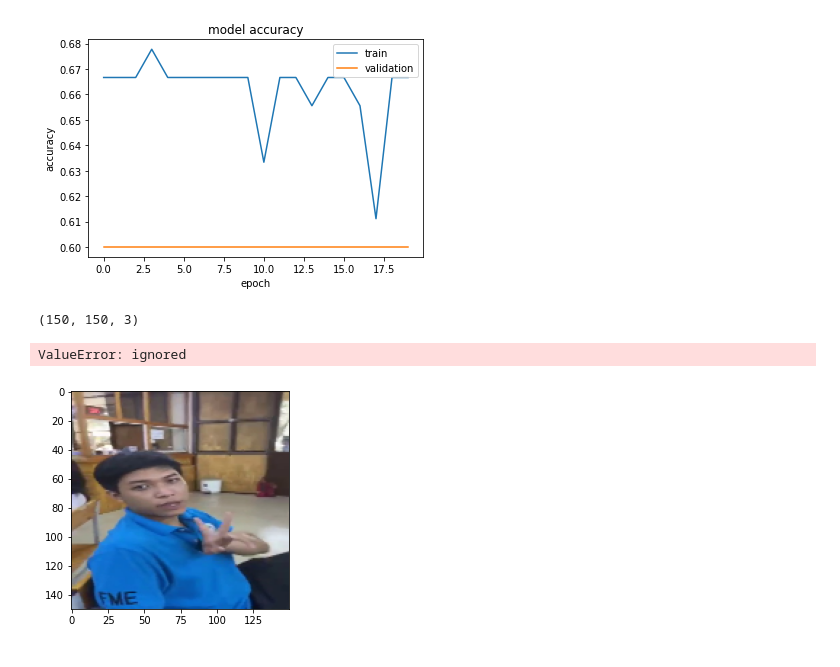
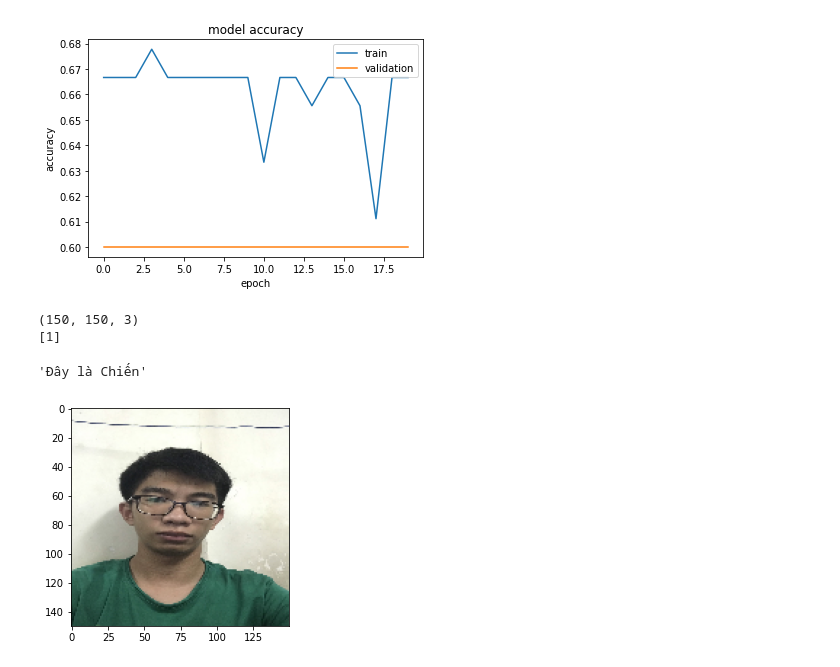
Before and after one commit to QuangLe102/AI, a Jupyter notebook: Nhandienkhuonmat_CNN.ipynb, the cells around one changed output. Drawn from its saved outputs; the diff is of its cells as text; code cells hidden in the pictures.

```diff
--- a/Nhandienkhuonmat_CNN.ipynb
+++ b/Nhandienkhuonmat_CNN.ipynb
@@ -133,17 +133,18 @@ plt.show()
 # %% [output]
 [figure]
 # %%
-test = 1
-plt.imshow(cv2.cvtColor(x_pre1[test], cv2.COLOR_BGR2RGB))
-print(x_pre1[test].shape)
-img = x_pre1[test].reshape(1,-1)
+test =
+plt.imshow(cv2.cvtColor(x_pre2[test], cv2.COLOR_BGR2RGB))
+print(x_pre2[test].shape)
+img = x_pre2[test].reshape(1,150,150,3)
 img = img.astype('float32')
 img /= 255
 pred = np.argmax(model.predict(img), axis = 1)
 print(pred)
 Label = ['Đây là Phước', 'Đây là Chiến', 'Đây là Đức']
 Label[pred[0]]
 # %% [output]
 (150, 150, 3)
+[1]
-ValueError: ignored
+'Đây là Chiến'
-[figure, old version]
+[figure, new version]
```
